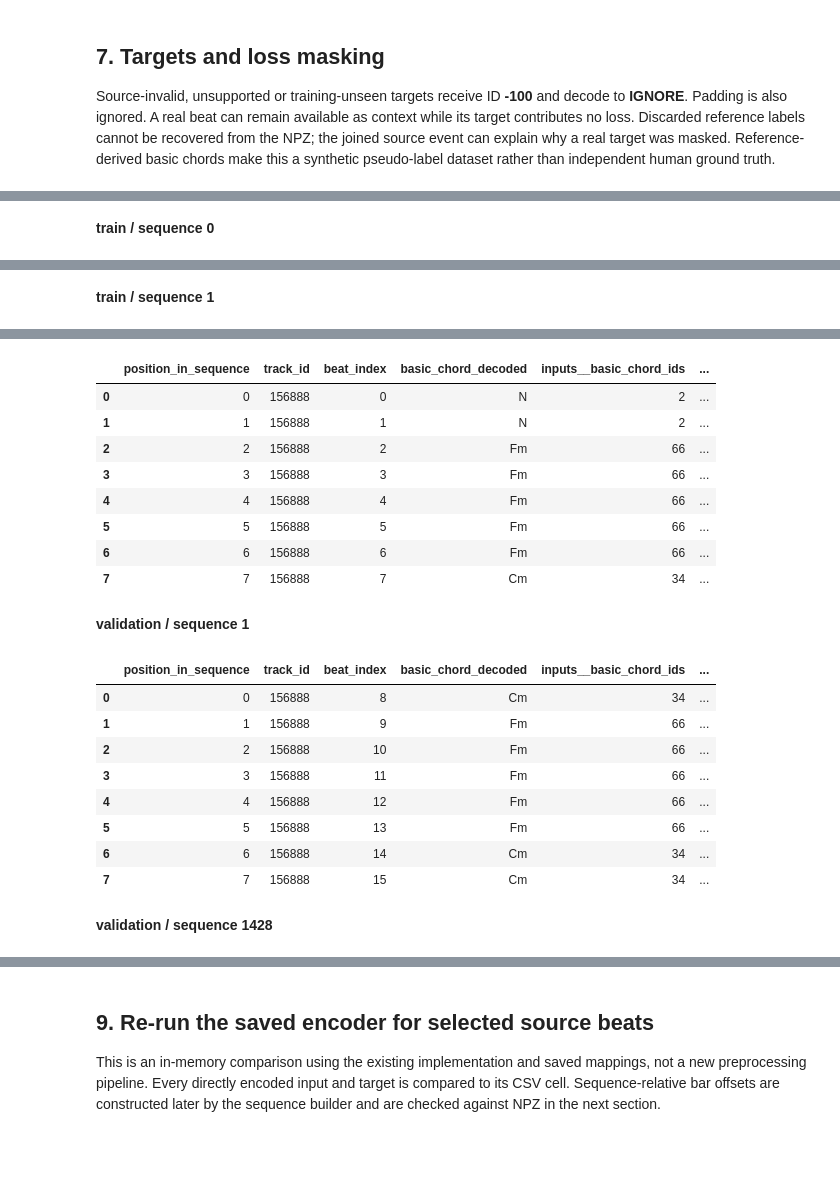
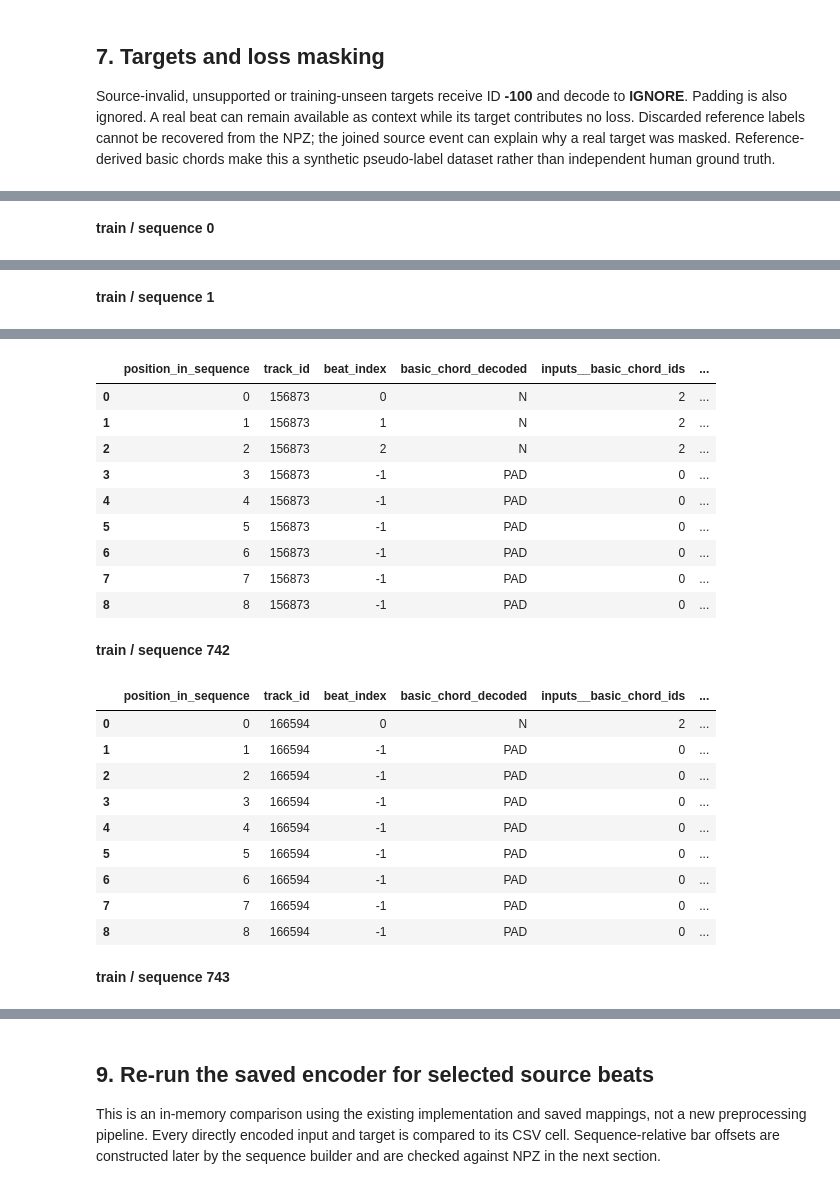
Before and after one commit to SYNCODE-SLIIT/J26-DS-339, a Jupyter notebook: experiments/rahul/notebooks/02_dataset_preprocessing.ipynb, the cells around one changed output, grey strips where cells are left out. Saved outputs shown, nothing was run; the diff lists cells and outputs as text; code cells hidden in the pictures; blank space fills up the shorter version.

```diff
--- a/experiments/rahul/notebooks/02_dataset_preprocessing.ipynb
+++ b/experiments/rahul/notebooks/02_dataset_preprocessing.ipynb
@@ -20,7 +20,7 @@ from experiments.rahul.src.encode_features import FeatureEncoder, CATEGORICAL, l
 from experiments.rahul.src.transformer_dataset import SavedSequenceDataset
 
 COMPONENT = ROOT / 'experiments/rahul'
-OUT = COMPONENT / 'outputs/model_preprocessing/final_all_tracks_quality_v4_m4'
+OUT = COMPONENT / 'outputs/model_preprocessing/final_all_tracks_quality_v5_bars_full_melody'
 CSV = OUT / 'all_tracks_sequences_readable.csv'
 def read_json(path): return json.loads(path.read_text(encoding='utf-8'))
 config = read_json(OUT / 'preprocessing_config.json')
@@ -73,6 +73,22 @@ summary_table = pd.DataFrame([dict(split=k, rows=v['rows'], real_positions=v['re
     supervised=v['supervised'], tracks=len(v['tracks']), sequences=len(v['sequences'])) for k,v in summary.items()])
 display(summary_table)
 selected_ids = {k: {min(v['sequences']), min(v['sequences'])+1, max(v['sequences'])} for k,v in summary.items()}
+# Also show complete bars from each available source meter.
+bar_manifest=pd.read_csv(OUT/'sequence_manifest.csv',dtype={'track_id':str})
+source_meters={}
+for track in bar_manifest.track_id.unique():
+    source=ROOT/config['source_root']/f'track_{int(track):07d}'/'beats/beats.csv'
+    with source.open(encoding='utf-8',newline='') as stream:
+        for event in csv.DictReader(stream):
+            source_meters[(track,int(event['bar_index']))]=(int(event['meter_numerator']),int(event['meter_denominator']))
+bar_manifest['meter']=bar_manifest.apply(lambda r: '/'.join(map(str,source_meters[(r.track_id,int(r.bar_number))])),axis=1)
+bar_manifest['expected_beats']=bar_manifest.apply(lambda r: source_meters[(r.track_id,int(r.bar_number))][0],axis=1)
+bar_manifest['complete_bar']=bar_manifest.apply(lambda r: json.loads(r.beat_positions)==list(range(1,r.expected_beats+1)),axis=1)
+meter_examples=bar_manifest.loc[bar_manifest.complete_bar].groupby('meter',sort=False).head(1)
+for _,example in meter_examples.iterrows():
+    selected_ids[example['split']].add(int(example.sequence_index))
+display(meter_examples[['split','sequence_index','track_id','bar_number','meter','real_beats','padded_beats','beat_positions']])
+
 # CSV rows are sorted by split then sequence; retain only selected full windows.
 selected = []
 with CSV.open(encoding='utf-8', newline='') as stream:
@@ -516,0 +554,18 @@ plt.show()
+# %%
+with np.load(OUT/'train_sequences.npz',allow_pickle=False) as archive:
+    note_counts_all=archive['inputs__melody_note_mask'].sum(axis=-1)
+    s,p=np.unravel_index(np.argmax(note_counts_all),note_counts_all.shape)
+    note_count=int(note_counts_all[s,p])
+    example_track=str(archive['track_ids'][s])
+    example_beat=int(archive['beat_indices'][s,p])
+    example_tokens=archive['inputs__melody_pitch_ids'][s,p].copy()
+    example_mask=archive['inputs__melody_note_mask'][s,p].copy()
+source_name=f'track_{int(example_track):07d}'
+source_events,_=load_events(ROOT/config['phase1_output_root']/source_name/f'{source_name}_training_events.csv')
+original_event=next(r for r in source_events if r['beat_index']==example_beat)
+assert note_count==len(original_event['melody_midi'])
+assert note_count>4
+assert example_tokens[example_mask].tolist()==[round(v)+2 for v in original_event['melody_midi']]
+print(f'Track {example_track}, beat {example_beat}: all {note_count} notes retained; no four-note cap.')
+display(pd.DataFrame({'note_slot':range(note_count),'original_midi':original_event['melody_midi'],
+    'saved_pitch_token':example_tokens[example_mask], 'source':original_event['melody_sources']}))
@@ -555,7 +658,7 @@ The saved length and stride are read from configuration. Each sequence belongs t
 # %%
 print('Sequence length:', config['sequence_length'], '| stride:', config['stride'])
 window_cols = ['position_in_sequence','track_id','beat_index','basic_chord_decoded','inputs__basic_chord_ids',
-    'reference_chord_decoded','targets__target_chord_ids','inputs__beat_attention_mask','targets__target_loss_mask','is_padding']
+    'inputs__bar_number','inputs__beat_position','reference_chord_decoded','targets__target_chord_ids','inputs__beat_attention_mask','targets__target_loss_mask','is_padding']
 for (split, sequence), part in sample.groupby(['split','sequence_id'], sort=False):
     display(Markdown(f'**{split} / sequence {sequence}**'))
     display(part[window_cols].reset_index(drop=True))
@@ -564,4 +667,7 @@ for (split, sequence), part in sample.groupby(['split','sequence_id'], sort=Fals
     assert part.position_in_sequence.tolist() == list(range(config['sequence_length']))
     beats = part.loc[~part.is_padding, 'beat_index'].tolist()
     assert beats == sorted(beats)
+
+for _,part in sample.groupby(['split','sequence_id']):
+    assert len(set(part.loc[~part.is_padding,'inputs__bar_number']))==1
 # %% [output]
@@ -600,20 +709,22 @@ Sequence length: 8 | stride: 8
 |  | position_in_sequence | track_id | beat_index | basic_chord_decoded | inputs__basic_chord_ids | ... |
-| 0 | 0 | 156888 | 0 | N | 2 | ... |
-| 1 | 1 | 156888 | 1 | N | 2 | ... |
-| 2 | 2 | 156888 | 2 | Fm | 66 | ... |
-| 3 | 3 | 156888 | 3 | Fm | 66 | ... |
-| 4 | 4 | 156888 | 4 | Fm | 66 | ... |
-| 5 | 5 | 156888 | 5 | Fm | 66 | ... |
-| 6 | 6 | 156888 | 6 | Fm | 66 | ... |
-| 7 | 7 | 156888 | 7 | Cm | 34 | ... |
+| 0 | 0 | 156873 | 0 | N | 2 | ... |
+| 1 | 1 | 156873 | 1 | N | 2 | ... |
+| 2 | 2 | 156873 | 2 | N | 2 | ... |
+| 3 | 3 | 156873 | -1 | PAD | 0 | ... |
+| 4 | 4 | 156873 | -1 | PAD | 0 | ... |
+| 5 | 5 | 156873 | -1 | PAD | 0 | ... |
+| 6 | 6 | 156873 | -1 | PAD | 0 | ... |
+| 7 | 7 | 156873 | -1 | PAD | 0 | ... |
+| 8 | 8 | 156873 | -1 | PAD | 0 | ... |
-**validation / sequence 1**
+**train / sequence 742**
 |  | position_in_sequence | track_id | beat_index | basic_chord_decoded | inputs__basic_chord_ids | ... |
-| 0 | 0 | 156888 | 8 | Cm | 34 | ... |
-| 1 | 1 | 156888 | 9 | Fm | 66 | ... |
-| 2 | 2 | 156888 | 10 | Fm | 66 | ... |
-| 3 | 3 | 156888 | 11 | Fm | 66 | ... |
-| 4 | 4 | 156888 | 12 | Fm | 66 | ... |
-| 5 | 5 | 156888 | 13 | Fm | 66 | ... |
-| 6 | 6 | 156888 | 14 | Cm | 34 | ... |
-| 7 | 7 | 156888 | 15 | Cm | 34 | ... |
+| 0 | 0 | 166594 | 0 | N | 2 | ... |
+| 1 | 1 | 166594 | -1 | PAD | 0 | ... |
+| 2 | 2 | 166594 | -1 | PAD | 0 | ... |
+| 3 | 3 | 166594 | -1 | PAD | 0 | ... |
+| 4 | 4 | 166594 | -1 | PAD | 0 | ... |
+| 5 | 5 | 166594 | -1 | PAD | 0 | ... |
+| 6 | 6 | 166594 | -1 | PAD | 0 | ... |
+| 7 | 7 | 166594 | -1 | PAD | 0 | ... |
+| 8 | 8 | 166594 | -1 | PAD | 0 | ... |
-**validation / sequence 1428**
+**train / sequence 743**
```
Also changed, not shown: parts of 20 cells of this notebook, 47 other files.
